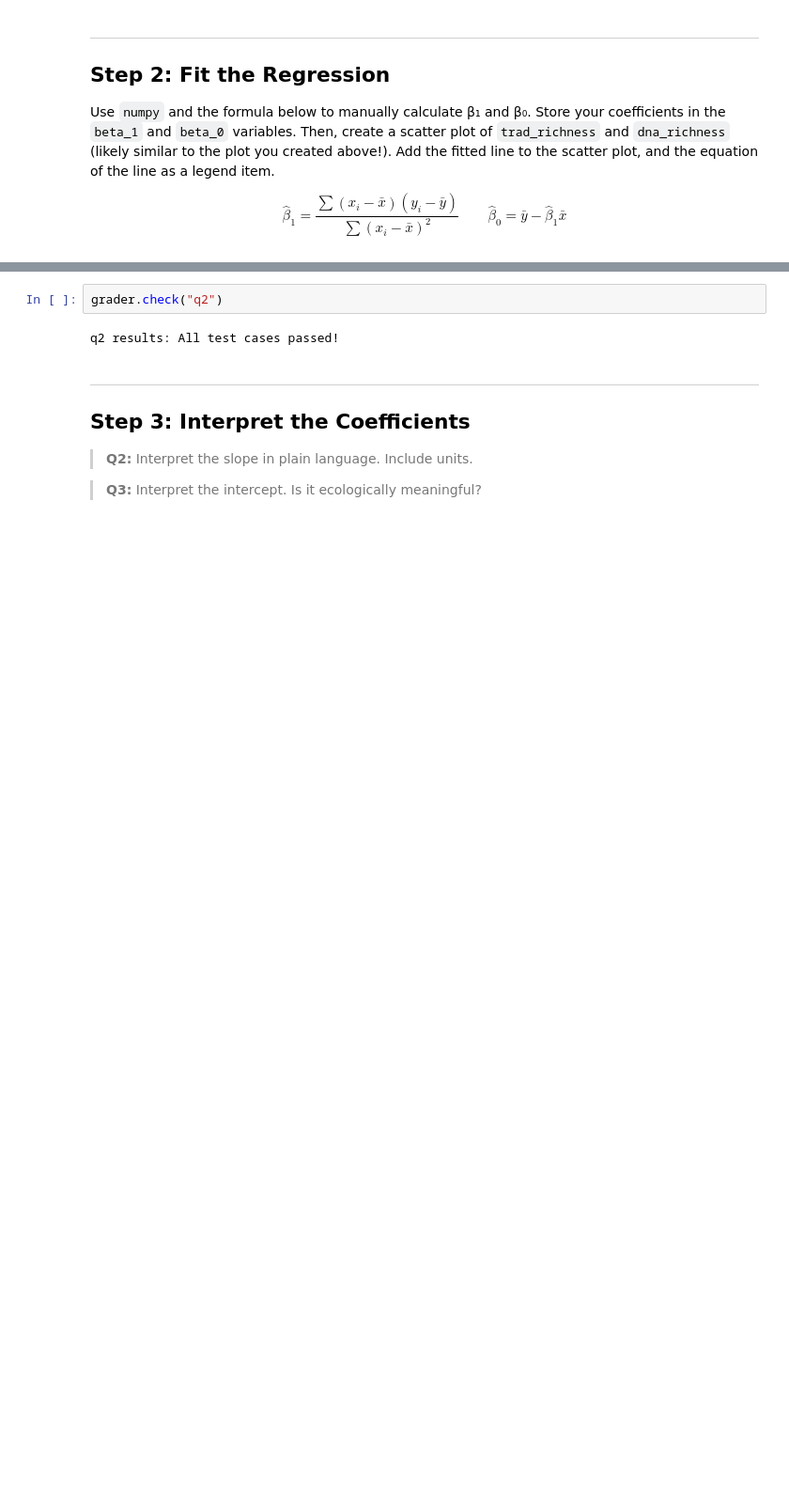
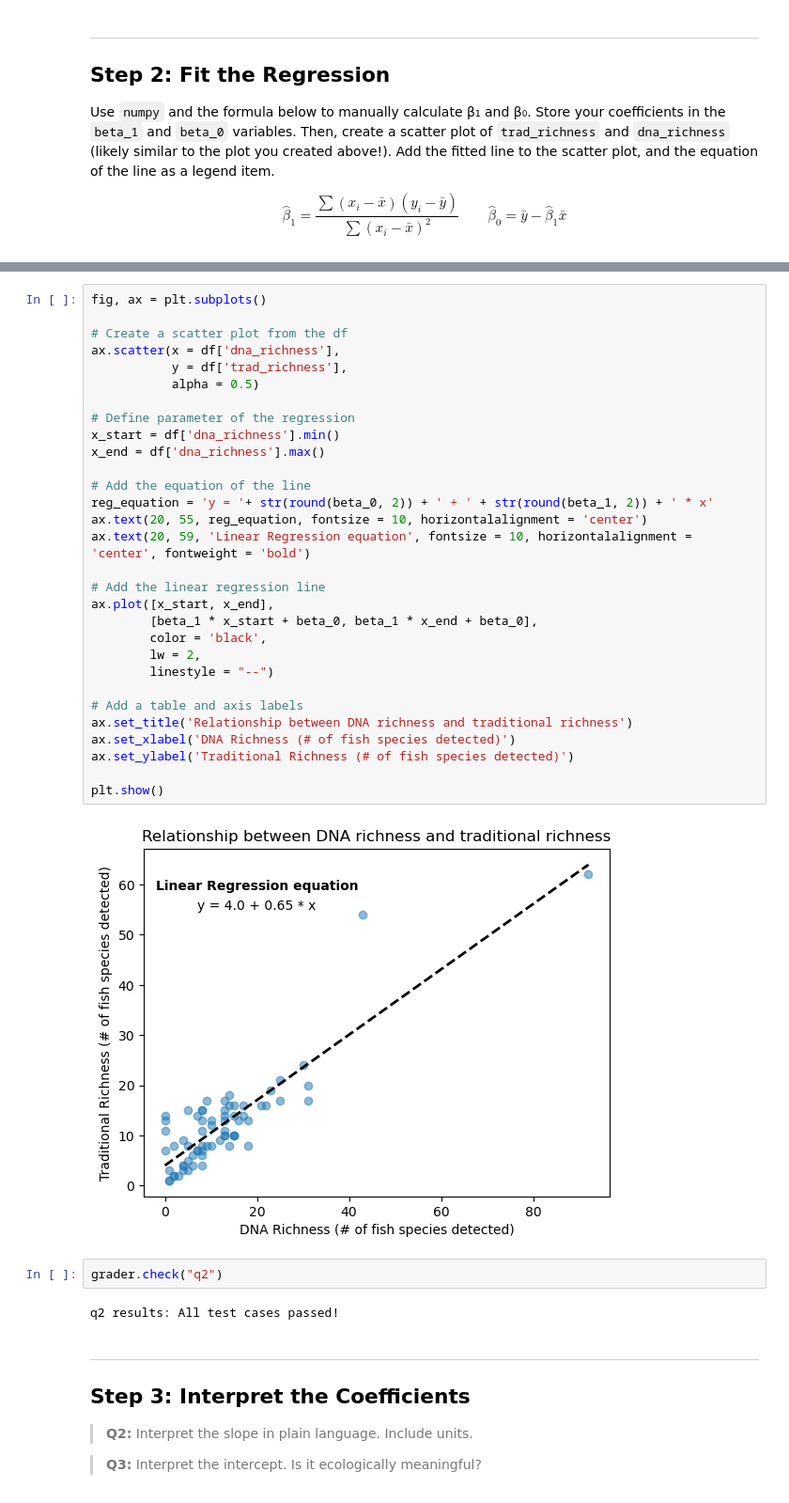
Before and after one commit to sofiiir/eds232-assignment1, a Jupyter notebook: task2/hw1-task2.ipynb, the cells around one changed output, grey strips where cells are left out. Shown at 94% size. Saved outputs shown, nothing was run; the diff lists cells and outputs as text; blank space fills up the shorter version.

```diff
--- a/task2/hw1-task2.ipynb
+++ b/task2/hw1-task2.ipynb
@@ -99,6 +104,38 @@ print(f"\u03b2\u2080     = {beta_0:.4f}")
 # %% [output]
 β₁     = 0.6519
 β₀     = 4.0013
+# %%
+fig, ax = plt.subplots()
+
+# Create a scatter plot from the df
+ax.scatter(x = df['dna_richness'],
+           y = df['trad_richness'],
+           alpha = 0.5)
+
+# Define parameter of the regression
+x_start = df['dna_richness'].min()
+x_end = df['dna_richness'].max()
+
+# Add the equation of the line
+reg_equation = 'y = '+ str(round(beta_0, 2)) + ' + ' + str(round(beta_1, 2)) + ' * x'
+ax.text(20, 55, reg_equation, fontsize = 10, horizontalalignment = 'center')
+ax.text(20, 59, 'Linear Regression equation', fontsize = 10, horizontalalignment = 'center', fontweight = 'bold')
+
+# Add the linear regression line
+ax.plot([x_start, x_end],
+        [beta_1 * x_start + beta_0, beta_1 * x_end + beta_0],
+        color = 'black',
+        lw = 2,
+        linestyle = "--")
+
+# Add a table and axis labels
+ax.set_title('Relationship between DNA richness and traditional richness')
+ax.set_xlabel('DNA Richness (# of fish species detected)')
+ax.set_ylabel('Traditional Richness (# of fish species detected)')
+
+plt.show()
+# %% [output]
+[figure, added]
 # %%
 grader.check("q2")
 # %% [output]
```
Also changed, not shown: parts of 14 cells of this notebook, 1 other file.
